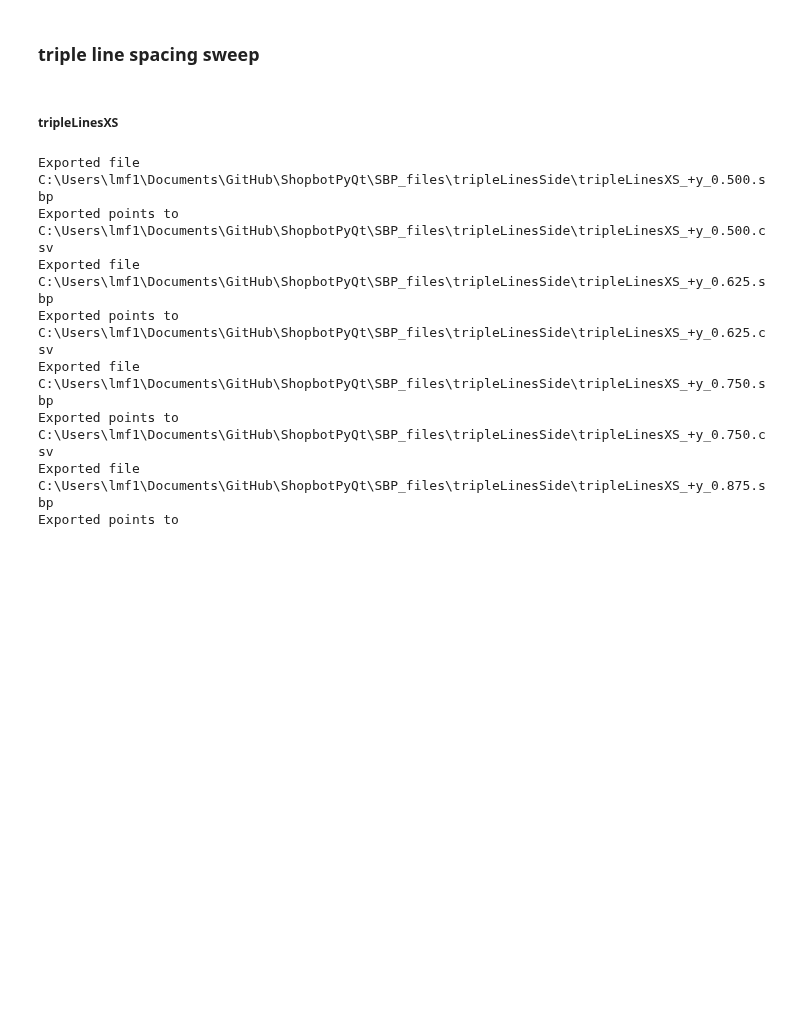
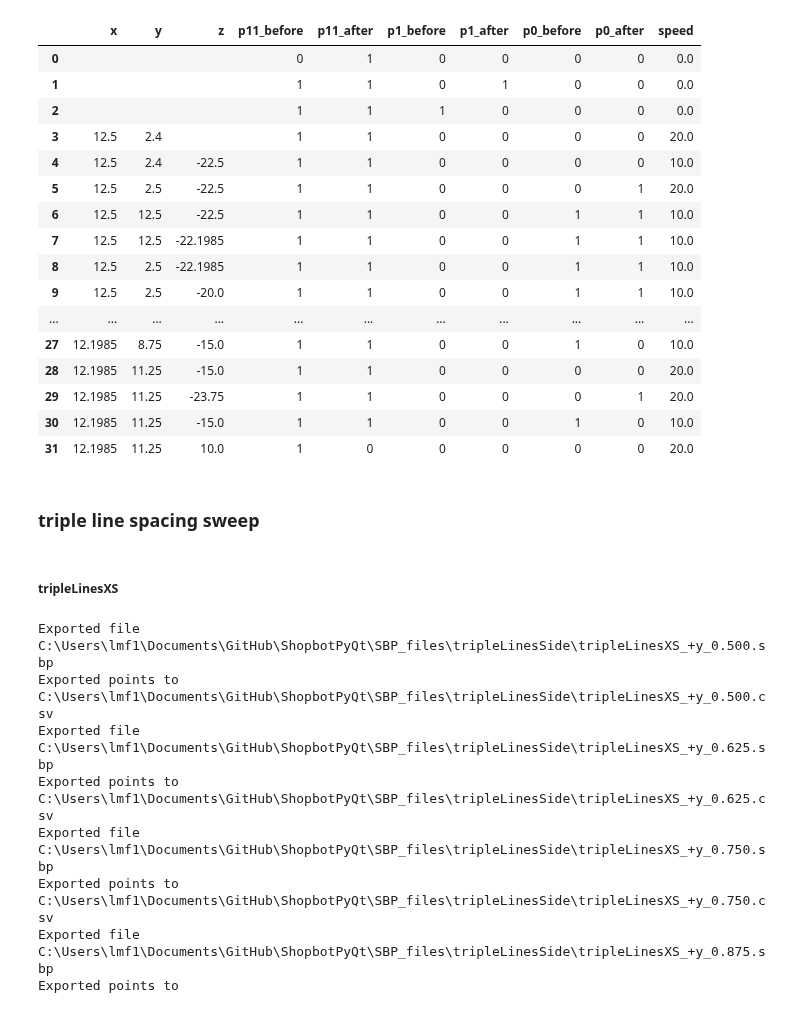
Before and after one commit to usnistgov/ShopbotPyQt, a Jupyter notebook: SBP_files/sbpcreator_triple.ipynb, the cells around one changed output. Drawn from its saved outputs; the diff is of its cells as text; code cells hidden in the pictures; blank space fills up the shorter version.

```diff
--- a/SBP_files/sbpcreator_triple.ipynb
+++ b/SBP_files/sbpcreator_triple.ipynb
@@ -28,6 +28,29 @@ dv.setUnits()
 dv.setSpeeds(m=10, j=20)
 dv.setRamps()
 # dv.turnOn(0);
+# %%
+import sbpRead as sr
+import pandas as pd
+sp = sr.SBPPoints(r'C:\Users\lmf1\Documents\GitHub\ShopbotPyQt\SBP_files\tripleLinesSide\crossDoubleHoriz_0.5_0.500.sbp')
+pd.DataFrame(sp.points)
+# %% [output]
+|  | x | y | z | p11_before | p11_after | p1_before | p1_after | p0_before | p0_after | speed |
+| 0 |  |  |  | 0 | 1 | 0 | 0 | 0 | 0 | 0.0 |
+| 1 |  |  |  | 1 | 1 | 0 | 1 | 0 | 0 | 0.0 |
+| 2 |  |  |  | 1 | 1 | 1 | 0 | 0 | 0 | 0.0 |
+| 3 | 12.5 | 2.4 |  | 1 | 1 | 0 | 0 | 0 | 0 | 20.0 |
+| 4 | 12.5 | 2.4 | -22.5 | 1 | 1 | 0 | 0 | 0 | 0 | 10.0 |
+| 5 | 12.5 | 2.5 | -22.5 | 1 | 1 | 0 | 0 | 0 | 1 | 20.0 |
+| 6 | 12.5 | 12.5 | -22.5 | 1 | 1 | 0 | 0 | 1 | 1 | 10.0 |
+| 7 | 12.5 | 12.5 | -22.1985 | 1 | 1 | 0 | 0 | 1 | 1 | 10.0 |
+| 8 | 12.5 | 2.5 | -22.1985 | 1 | 1 | 0 | 0 | 1 | 1 | 10.0 |
+| 9 | 12.5 | 2.5 | -20.0 | 1 | 1 | 0 | 0 | 1 | 1 | 10.0 |
+| ... | ... | ... | ... | ... | ... | ... | ... | ... | ... | ... |
+| 27 | 12.1985 | 8.75 | -15.0 | 1 | 1 | 0 | 0 | 1 | 0 | 10.0 |
+| 28 | 12.1985 | 11.25 | -15.0 | 1 | 1 | 0 | 0 | 0 | 0 | 20.0 |
+| 29 | 12.1985 | 11.25 | -23.75 | 1 | 1 | 0 | 0 | 0 | 1 | 20.0 |
+| 30 | 12.1985 | 11.25 | -15.0 | 1 | 1 | 0 | 0 | 1 | 0 | 10.0 |
+| 31 | 12.1985 | 11.25 | 10.0 | 1 | 0 | 0 | 0 | 0 | 0 | 20.0 |
 # %% [markdown]
 ### triple line spacing sweep
 # %% [markdown]
```
Also changed, not shown: 11 other files.
